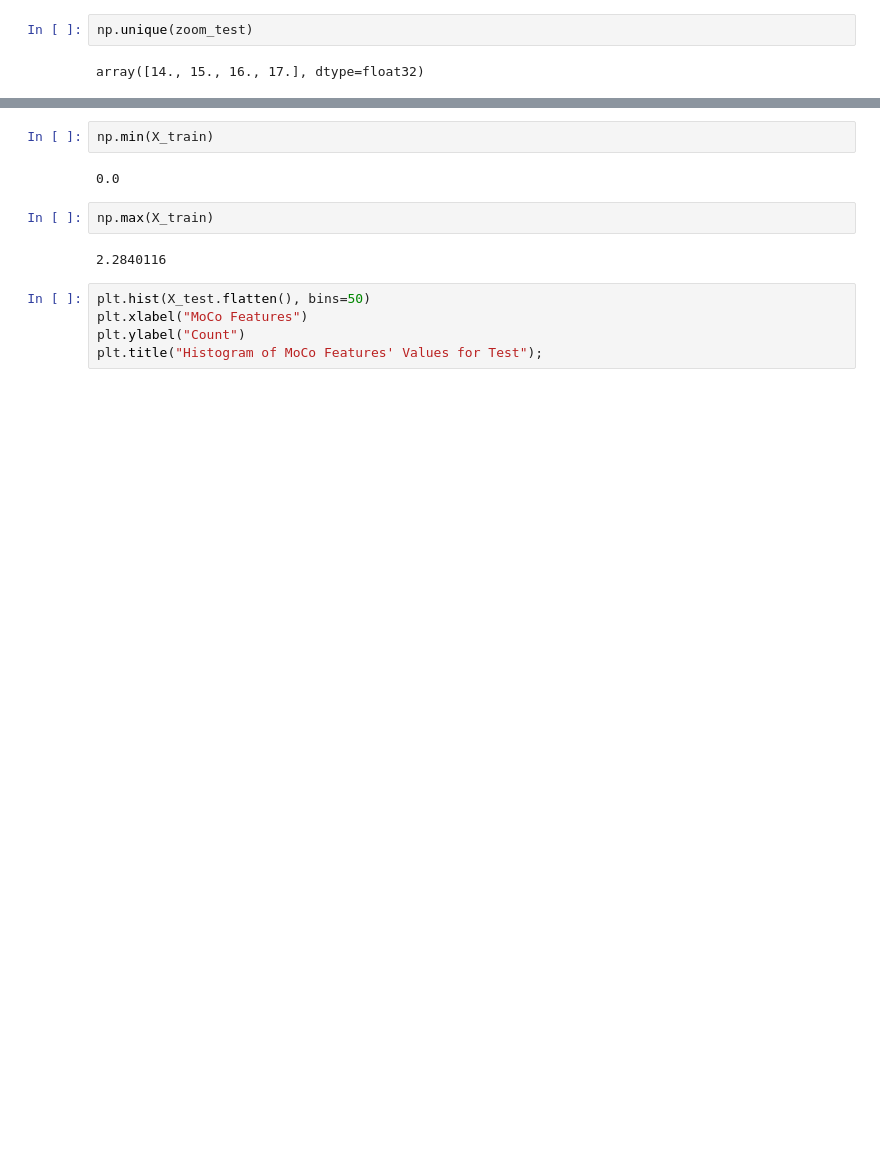
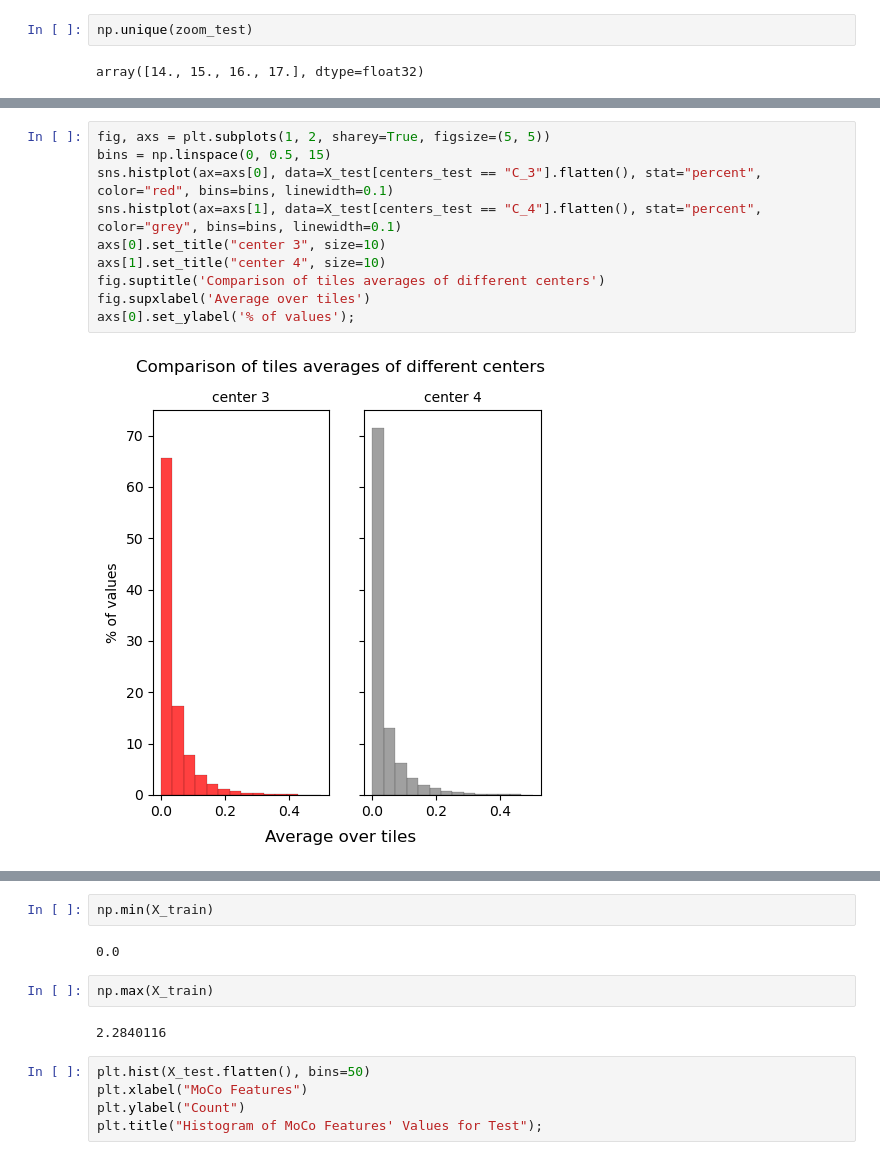
Before and after one commit to stlbnmaria/enschallenge2023, a Jupyter notebook: exploring_data/eda_analysis.ipynb, the cells around one changed output, grey strips where cells are left out. Cells and saved outputs as stored; diff of their text form; blank space fills up the shorter version.

```diff
--- a/exploring_data/eda_analysis.ipynb
+++ b/exploring_data/eda_analysis.ipynb
@@ -231,0 +340,12 @@ array([14., 15., 16., 17.], dtype=float32)
+# %%
+fig, axs = plt.subplots(1, 2, sharey=True, figsize=(5, 5))
+bins = np.linspace(0, 0.5, 15)
+sns.histplot(ax=axs[0], data=X_test[centers_test == "C_3"].flatten(), stat="percent", color="red", bins=bins, linewidth=0.1)
+sns.histplot(ax=axs[1], data=X_test[centers_test == "C_4"].flatten(), stat="percent", color="grey", bins=bins, linewidth=0.1)
+axs[0].set_title("center 3", size=10)
+axs[1].set_title("center 4", size=10)
+fig.suptitle('Comparison of tiles averages of different centers')
+fig.supxlabel('Average over tiles')
+axs[0].set_ylabel('% of values');
+# %% [output]
+[figure, added]
```
Also changed, not shown: parts of 19 cells of this notebook.
